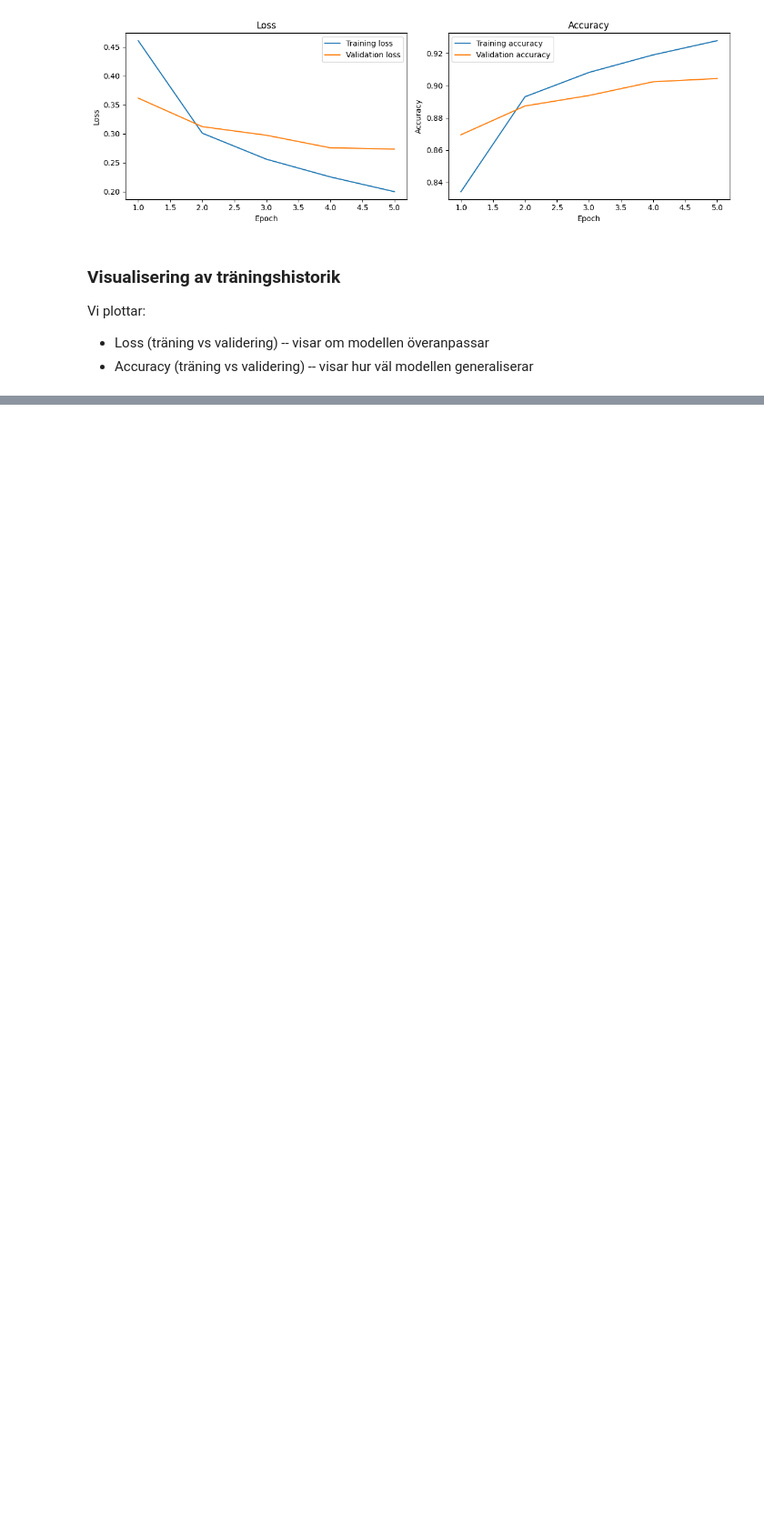
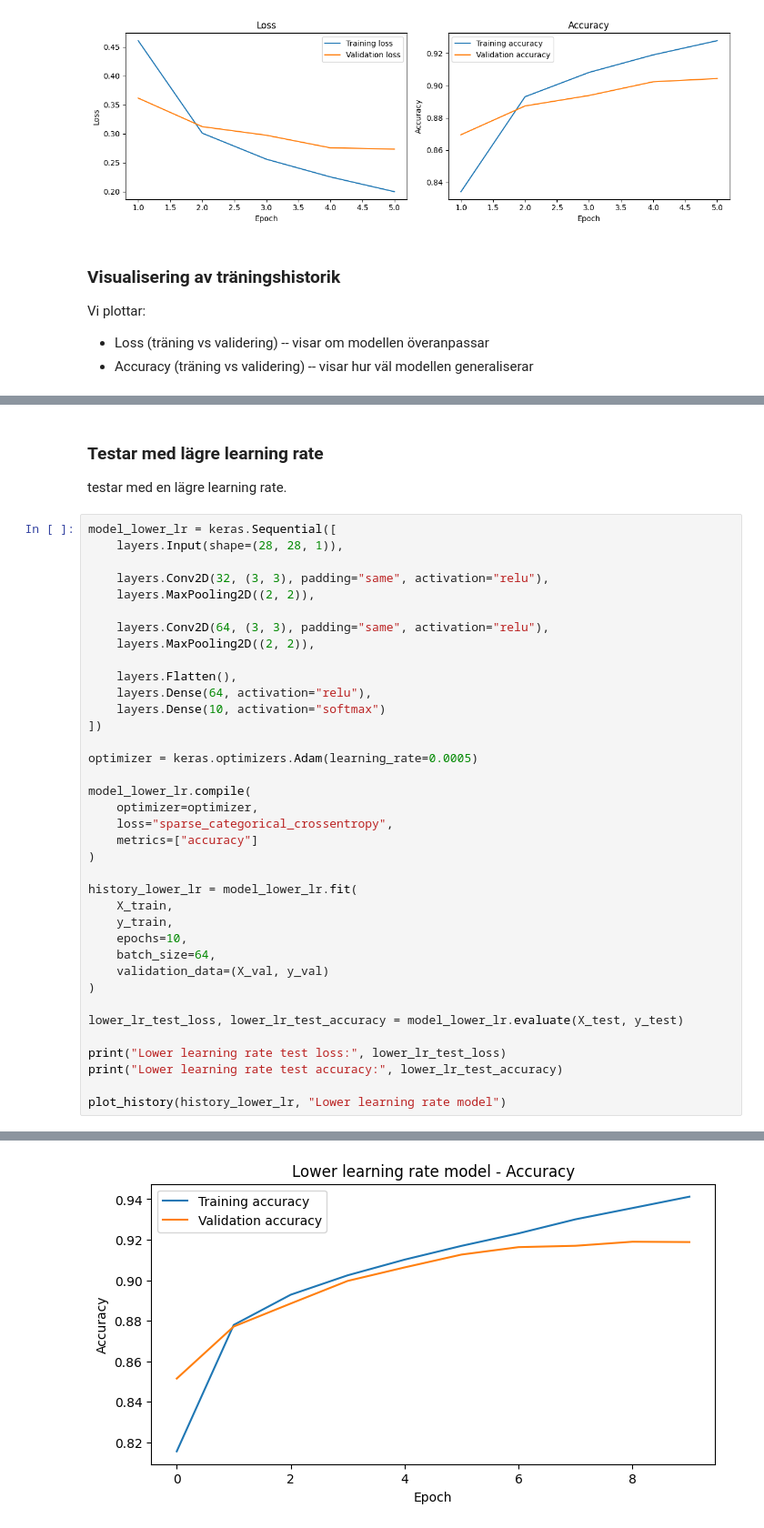
Before and after one commit to KevinCJohansson/Deep_learning, a Jupyter notebook: Notebook.ipynb, the cells around one changed output, grey strips where cells are left out. Shown at 91% size. Drawn from its saved outputs; the diff is of its cells as text; blank space fills up the shorter version.

```diff
--- a/Notebook.ipynb
+++ b/Notebook.ipynb
@@ -321,0 +526,42 @@ Vi plottar:
+# %% [markdown]
+### Testar med lägre learning rate
+
+testar med en lägre learning rate.
+# %%
+model_lower_lr = keras.Sequential([
+    layers.Input(shape=(28, 28, 1)),
+
+    layers.Conv2D(32, (3, 3), padding="same", activation="relu"),
+    layers.MaxPooling2D((2, 2)),
+
+    layers.Conv2D(64, (3, 3), padding="same", activation="relu"),
+    layers.MaxPooling2D((2, 2)),
+
+    layers.Flatten(),
+    layers.Dense(64, activation="relu"),
+    layers.Dense(10, activation="softmax")
+])
+
+optimizer = keras.optimizers.Adam(learning_rate=0.0005)
+
+model_lower_lr.compile(
+    optimizer=optimizer,
+    loss="sparse_categorical_crossentropy",
+    metrics=["accuracy"]
+)
+
+history_lower_lr = model_lower_lr.fit(
+    X_train,
+    y_train,
+    epochs=10,
+    batch_size=64,
+    validation_data=(X_val, y_val)
+)
+
+lower_lr_test_loss, lower_lr_test_accuracy = model_lower_lr.evaluate(X_test, y_test)
+
+print("Lower learning rate test loss:", lower_lr_test_loss)
+print("Lower learning rate test accuracy:", lower_lr_test_accuracy)
+
+plot_history(history_lower_lr, "Lower learning rate model")
+# %% [output]
@@ -321,0 +585 @@ Vi plottar:
+[figure, added]
```
Also changed, not shown: parts of 15 cells of this notebook.
